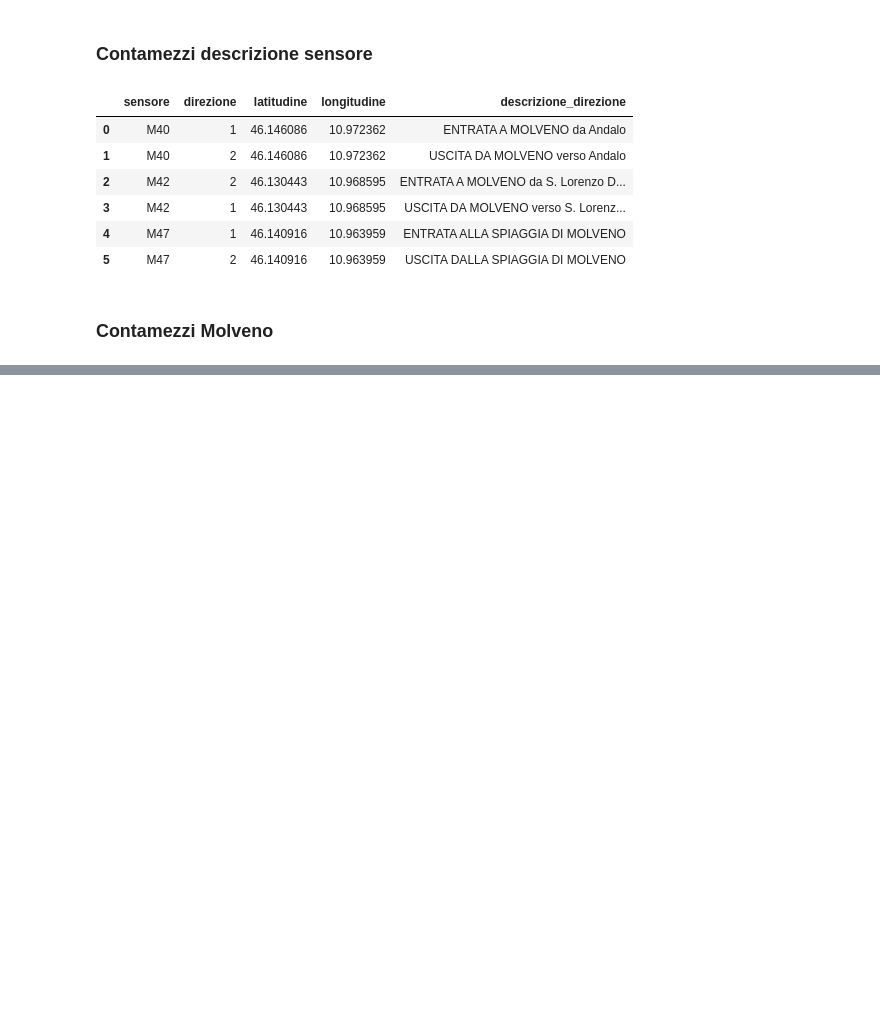
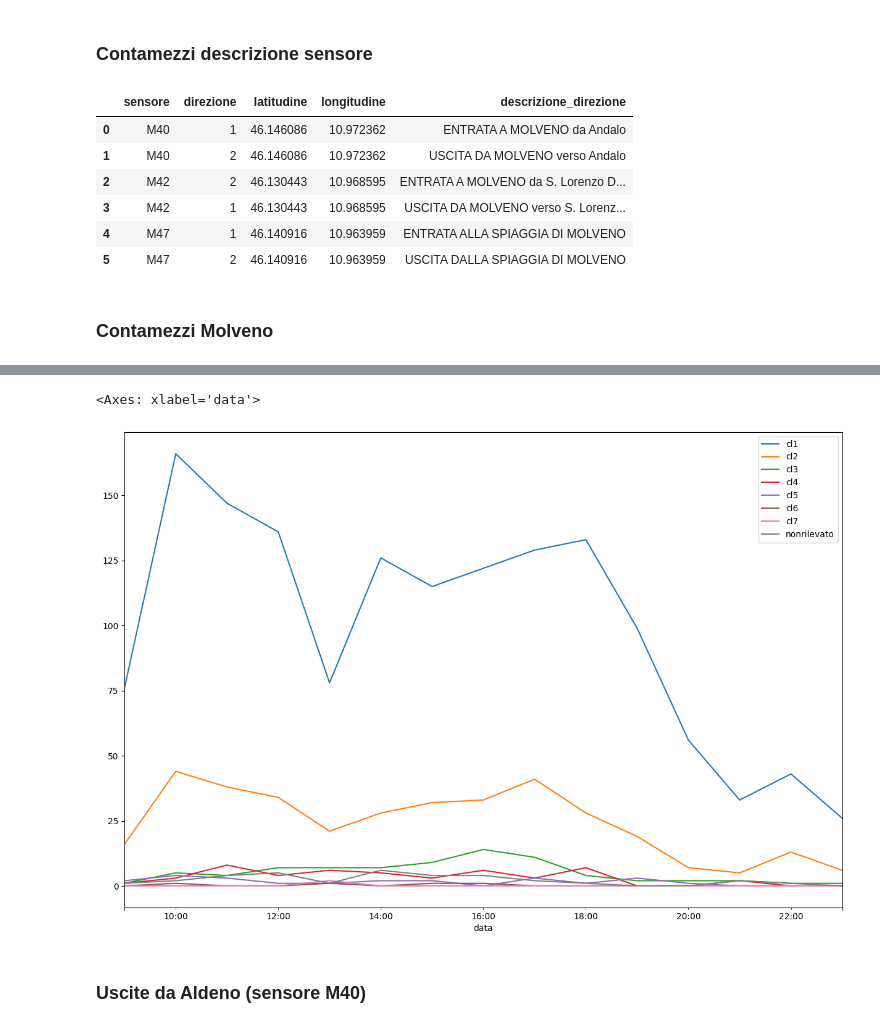
Before and after one commit to tn-aixpa/datiturismo, a Jupyter notebook: experiments/1.overtourism.ipynb, the cells around one changed output, grey strips where cells are left out. Cells and saved outputs as stored; diff of their text form; code cells hidden in the pictures; blank space fills up the shorter version.

```diff
--- a/experiments/1.overtourism.ipynb
+++ b/experiments/1.overtourism.ipynb
@@ -343,0 +345,6 @@ dtype: object
+# %%
+contamezzi_df["data"] = pd.to_datetime(contamezzi_df["data"])
+contamezzi_df["day"] = pd.to_datetime(pd.to_datetime(contamezzi_df["data"]).dt.date)
+contamezzi_df["hour"] = pd.to_datetime(contamezzi_df["data"]).dt.hour
+contamezzi_df["total_cars"] = contamezzi_df[["cl1", "cl2", "cl3", "cl4", "cl5", "cl6", "cl7", "nonrilevato"]].sum(axis=1)
+contamezzi_df
@@ -345,0 +406,5 @@ dtype: object
+# %%
+entrata_aldeno = contamezzi_df[(contamezzi_df["sensore"] == "M40") & (contamezzi_df["direzione"] == 1)].groupby("data")[["cl1", "cl2", "cl3", "cl4", "cl5", "cl6", "cl7", "nonrilevato", "total_cars"]].sum()
+entrata_aldeno = entrata_aldeno.reset_index()
+entrata_aldeno["day"] = pd.to_datetime(pd.to_datetime(entrata_aldeno["data"]).dt.date)
+entrata_aldeno
@@ -345,0 +461,7 @@ dtype: object
+# %%
+entrata_aldeno[entrata_aldeno["day"] == "2023-06-29"][["data", "cl1", "cl2", "cl3", "cl4", "cl5", "cl6", "cl7", "nonrilevato"]].plot(x="data", figsize=(15, 10))
+# %% [output]
+<Axes: xlabel='data'>
+[figure, added]
+# %% [markdown]
+### Uscite da Aldeno (sensore M40)
```
Also changed, not shown: parts of 37 cells of this notebook, 2 other files.
